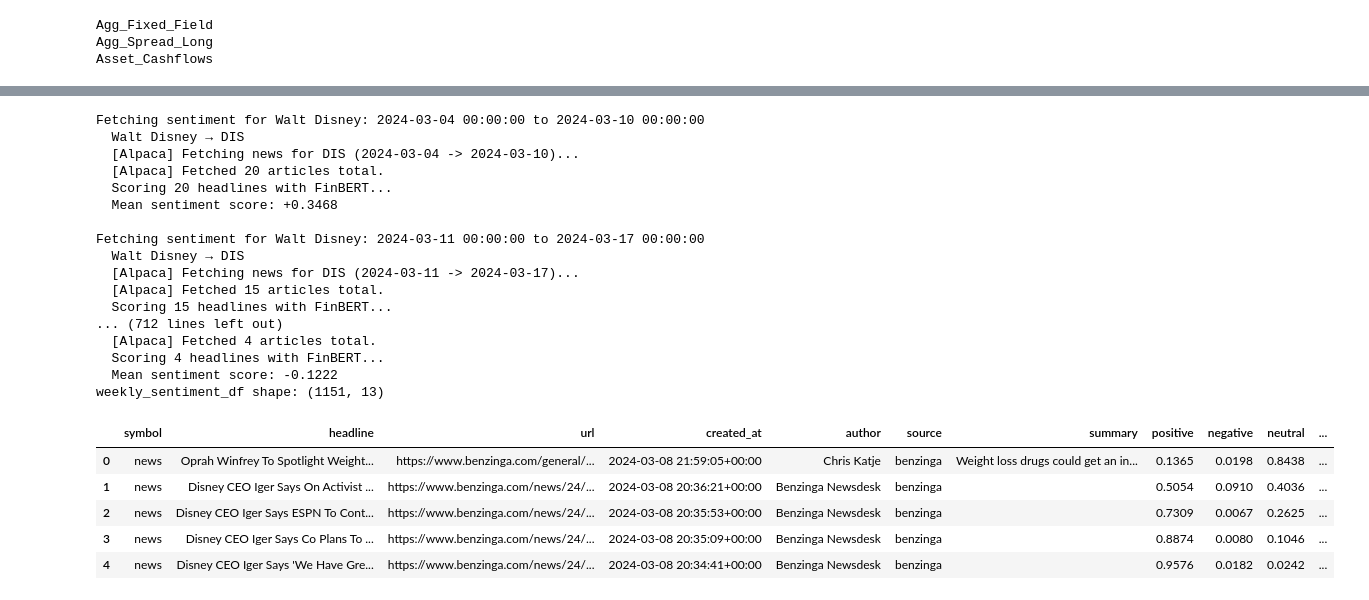
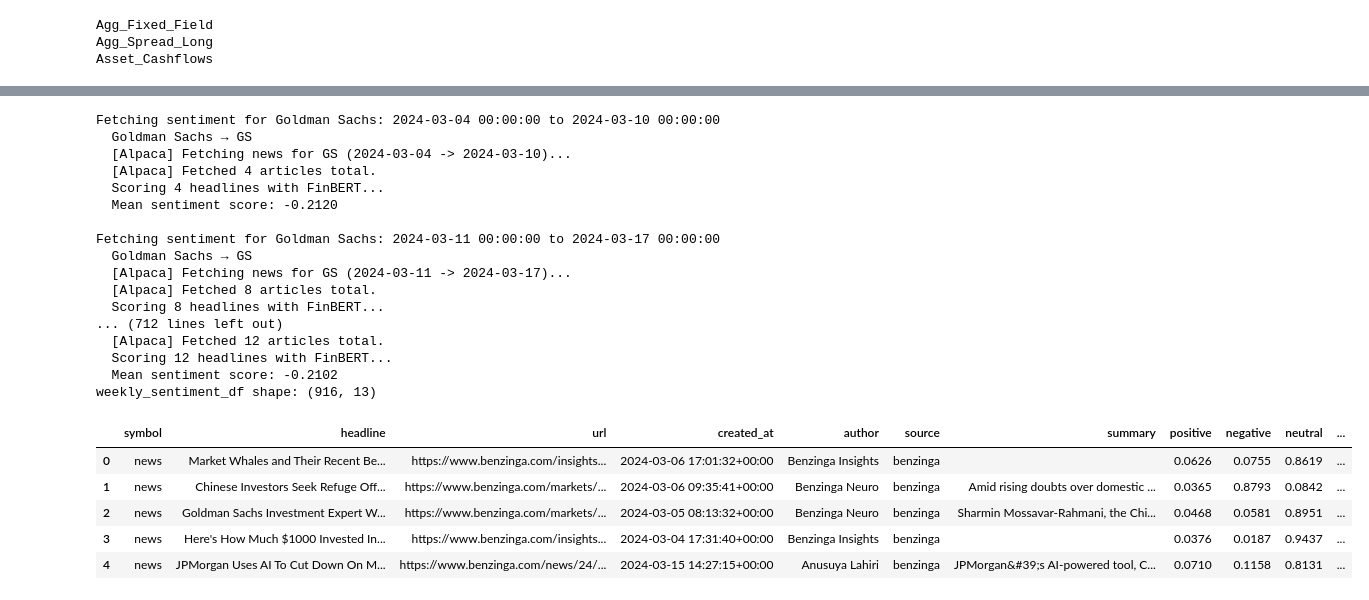
Before and after one commit to tutur787/Pyxidr-Capstone-Project, a Jupyter notebook: arthur_src/spread_news.ipynb, the cells around one changed output, grey strips where cells are left out. Cells and saved outputs as stored; diff of their text form; code cells hidden in the pictures.

```diff
--- a/arthur_src/spread_news.ipynb
+++ b/arthur_src/spread_news.ipynb
@@ -78,54 +78,54 @@ from sentiment_analysis import get_sentiment
 
 # Ensure Date is datetime
 agg_spread_long["Date"] = pd.to_datetime(agg_spread_long["Date"])
 
 # Determine weekly bins from start to end
 start_date = agg_spread_long["Date"].min().date()
 end_date = agg_spread_long["Date"].max().date()
 
 # Generate list of week start dates
 week_starts = pd.date_range(start=start_date, end=end_date, freq="W-MON")
 
 sentiment_results = []
 for week_start in week_starts:
     week_end = week_start + pd.Timedelta(days=6)
-    print(f"\nFetching sentiment for Walt Disney: {week_start} to {week_end}")
+    print(f"\nFetching sentiment for Goldman Sachs: {week_start} to {week_end}")
     df = get_sentiment(
-        company_names=["Walt Disney"],
+        company_names=["Goldman Sachs"],
         start_date=week_start.strftime("%Y-%m-%d"),
         end_date=week_end.strftime("%Y-%m-%d"),
         max_results=20,
     )
     df["week_start"] = week_start
     sentiment_results.append(df)
 
 # Concatenate all results
 weekly_sentiment_df = pd.concat(sentiment_results, ignore_index=True)
 print(f"weekly_sentiment_df shape: {weekly_sentiment_df.shape}")
 weekly_sentiment_df.head()
 # %% [output]
-Fetching sentiment for Walt Disney: 2024-03-04 00:00:00 to 2024-03-10 00:00:00
-  Walt Disney → DIS
-  [Alpaca] Fetching news for DIS (2024-03-04 -> 2024-03-10)...
-  [Alpaca] Fetched 20 articles total.
-  Scoring 20 headlines with FinBERT...
-  Mean sentiment score: +0.3468
-
-Fetching sentiment for Walt Disney: 2024-03-11 00:00:00 to 2024-03-17 00:00:00
-  Walt Disney → DIS
-  [Alpaca] Fetching news for DIS (2024-03-11 -> 2024-03-17)...
-  [Alpaca] Fetched 15 articles total.
-  Scoring 15 headlines with FinBERT...
-... (712 lines left out)
+Fetching sentiment for Goldman Sachs: 2024-03-04 00:00:00 to 2024-03-10 00:00:00
+  Goldman Sachs → GS
+  [Alpaca] Fetching news for GS (2024-03-04 -> 2024-03-10)...
   [Alpaca] Fetched 4 articles total.
   Scoring 4 headlines with FinBERT...
-  Mean sentiment score: -0.1222
-weekly_sentiment_df shape: (1151, 13)
+  Mean sentiment score: -0.2120
+
+Fetching sentiment for Goldman Sachs: 2024-03-11 00:00:00 to 2024-03-17 00:00:00
+  Goldman Sachs → GS
+  [Alpaca] Fetching news for GS (2024-03-11 -> 2024-03-17)...
+  [Alpaca] Fetched 8 articles total.
+  Scoring 8 headlines with FinBERT...
+... (712 lines left out)
+  [Alpaca] Fetched 12 articles total.
+  Scoring 12 headlines with FinBERT...
+  Mean sentiment score: -0.2102
+weekly_sentiment_df shape: (916, 13)
 |  | symbol | headline | url | created_at | author | source | summary | positive | negative | neutral | ... |
-| 0 | news | Oprah Winfrey To Spotlight Weight... | https://www.benzinga.com/general/... | 2024-03-08 21:59:05+00:00 | Chris Katje | benzinga | Weight loss drugs could get an in... | 0.1365 | 0.0198 | 0.8438 | ... |
-| 1 | news | Disney CEO Iger Says On Activist ... | https://www.benzinga.com/news/24/... | 2024-03-08 20:36:21+00:00 | Benzinga Newsdesk | benzinga |  | 0.5054 | 0.0910 | 0.4036 | ... |
-| 2 | news | Disney CEO Iger Says ESPN To Cont... | https://www.benzinga.com/news/24/... | 2024-03-08 20:35:53+00:00 | Benzinga Newsdesk | benzinga |  | 0.7309 | 0.0067 | 0.2625 | ... |
-| 3 | news | Disney CEO Iger Says Co Plans To ... | https://www.benzinga.com/news/24/... | 2024-03-08 20:35:09+00:00 | Benzinga Newsdesk | benzinga |  | 0.8874 | 0.0080 | 0.1046 | ... |
-| 4 | news | Disney CEO Iger Says 'We Have Gre... | https://www.benzinga.com/news/24/... | 2024-03-08 20:34:41+00:00 | Benzinga Newsdesk | benzinga |  | 0.9576 | 0.0182 | 0.0242 | ... |
+| 0 | news | Market Whales and Their Recent Be... | https://www.benzinga.com/insights... | 2024-03-06 17:01:32+00:00 | Benzinga Insights | benzinga |  | 0.0626 | 0.0755 | 0.8619 | ... |
+| 1 | news | Chinese Investors Seek Refuge Off... | https://www.benzinga.com/markets/... | 2024-03-06 09:35:41+00:00 | Benzinga Neuro | benzinga | Amid rising doubts over domestic ... | 0.0365 | 0.8793 | 0.0842 | ... |
+| 2 | news | Goldman Sachs Investment Expert W... | https://www.benzinga.com/markets/... | 2024-03-05 08:13:32+00:00 | Benzinga Neuro | benzinga | Sharmin Mossavar-Rahmani, the Chi... | 0.0468 | 0.0581 | 0.8951 | ... |
+| 3 | news | Here's How Much $1000 Invested In... | https://www.benzinga.com/insights... | 2024-03-04 17:31:40+00:00 | Benzinga Insights | benzinga |  | 0.0376 | 0.0187 | 0.9437 | ... |
+| 4 | news | JPMorgan Uses AI To Cut Down On M... | https://www.benzinga.com/news/24/... | 2024-03-15 14:27:15+00:00 | Anusuya Lahiri | benzinga | JPMorgan&#39;s AI-powered tool, C... | 0.0710 | 0.1158 | 0.8131 | ... |
 # %%
 import matplotlib.pyplot as plt
```
Also changed, not shown: parts of 7 cells of this notebook.
